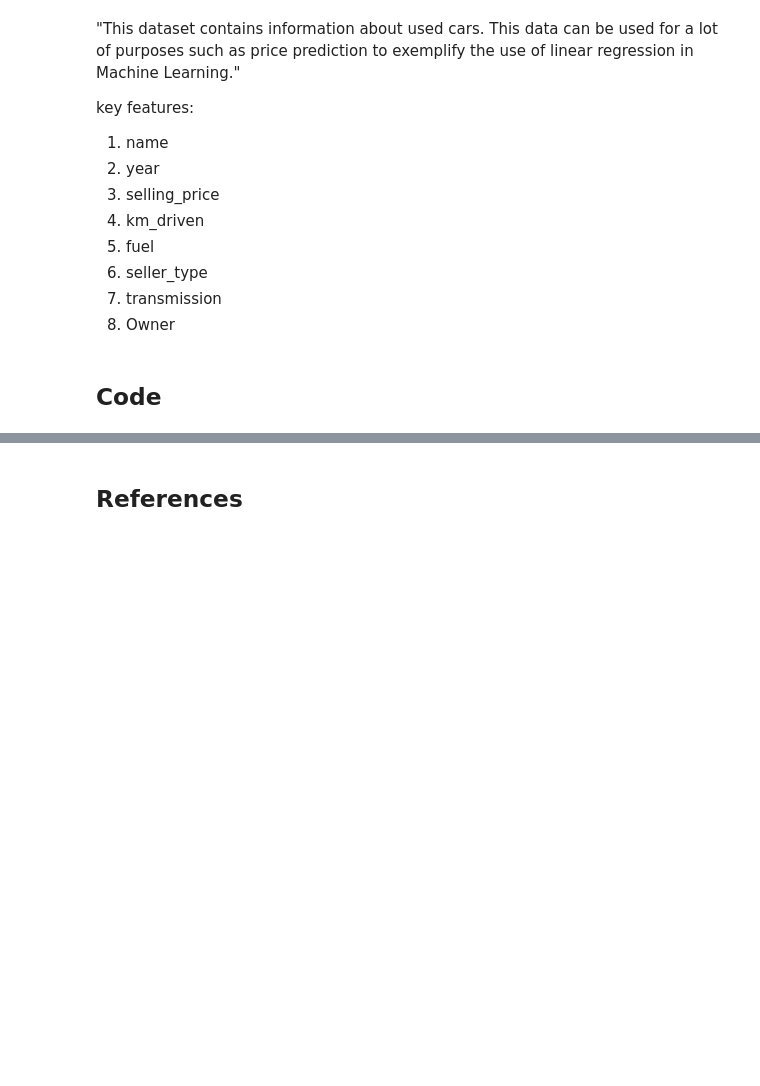
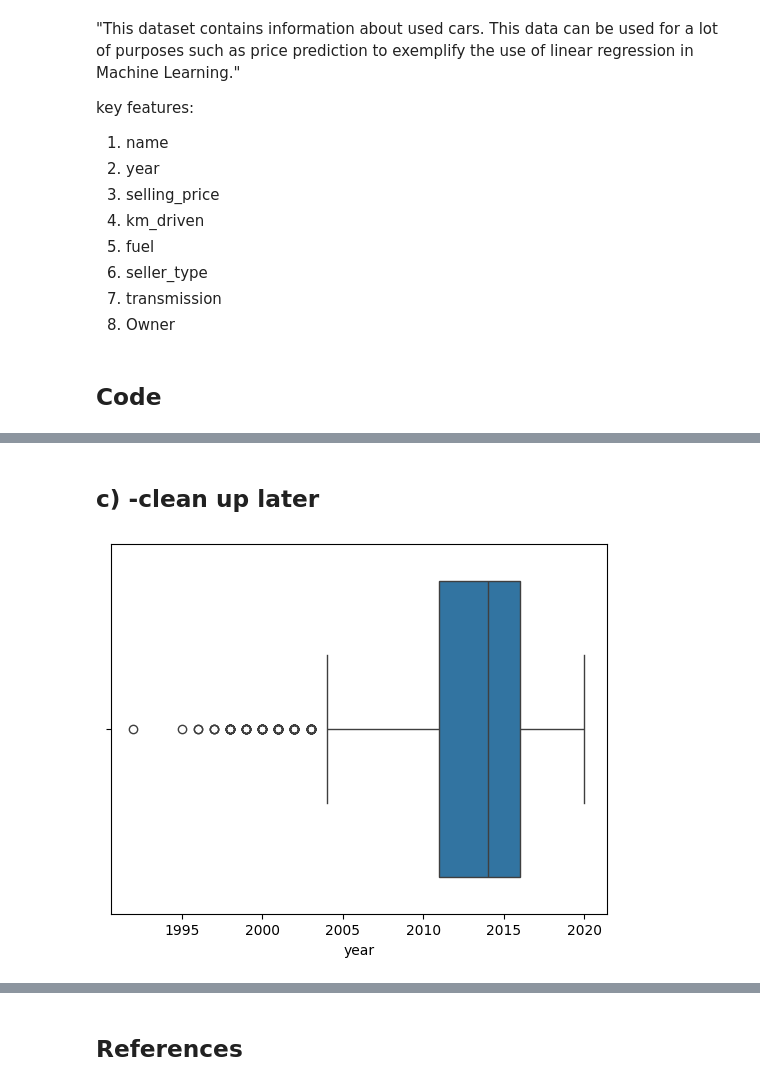
Before and after one commit to jvdlopes/CSI4142_A3, a Jupyter notebook: d1.ipynb, the cells around one changed output, grey strips where cells are left out. Saved outputs shown, nothing was run; the diff lists cells and outputs as text; code cells hidden in the pictures; blank space fills up the shorter version.

```diff
--- a/d1.ipynb
+++ b/d1.ipynb
@@ -58,0 +51,6 @@ Name: fuel_Diesel, Length: 4340, dtype: bool
+# %% [markdown]
+## c) -clean up later
+# %%
+yearPlot = sns.boxplot(df,x="year")
+# %% [output]
+[figure, added]
```
Also changed, not shown: parts of 18 cells of this notebook.
